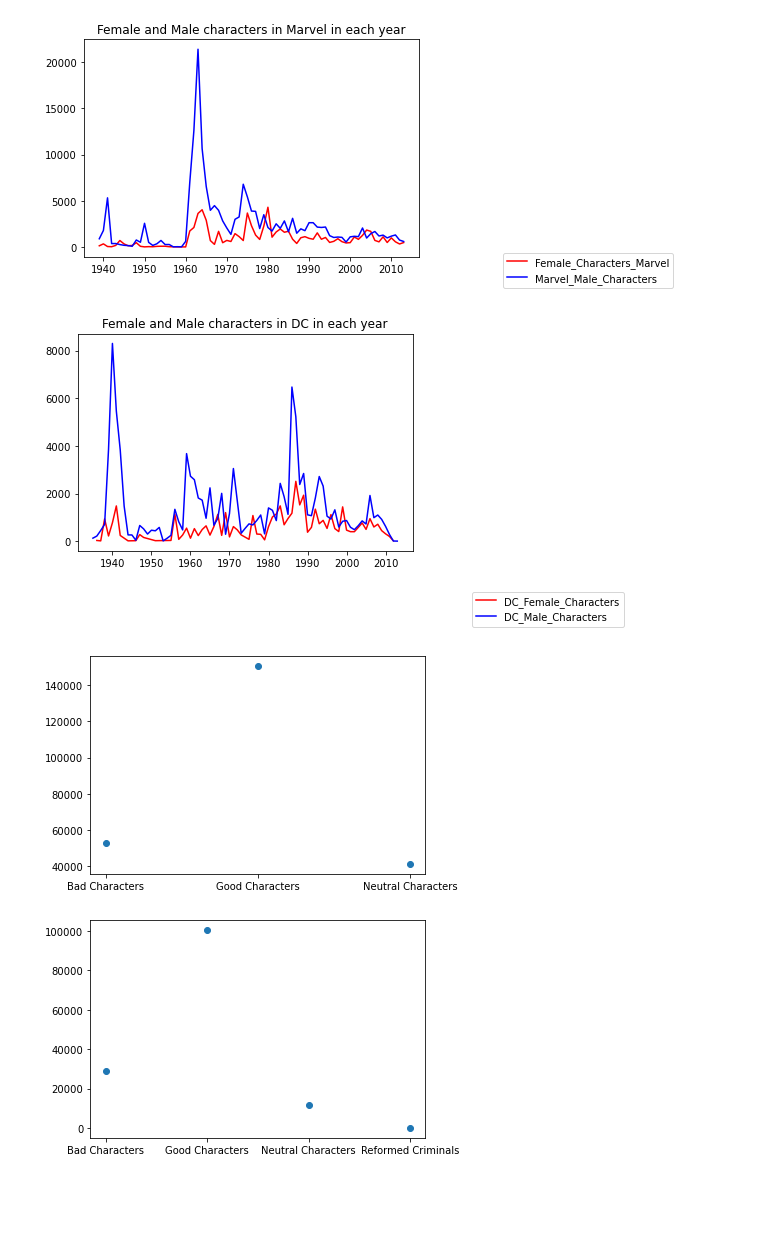
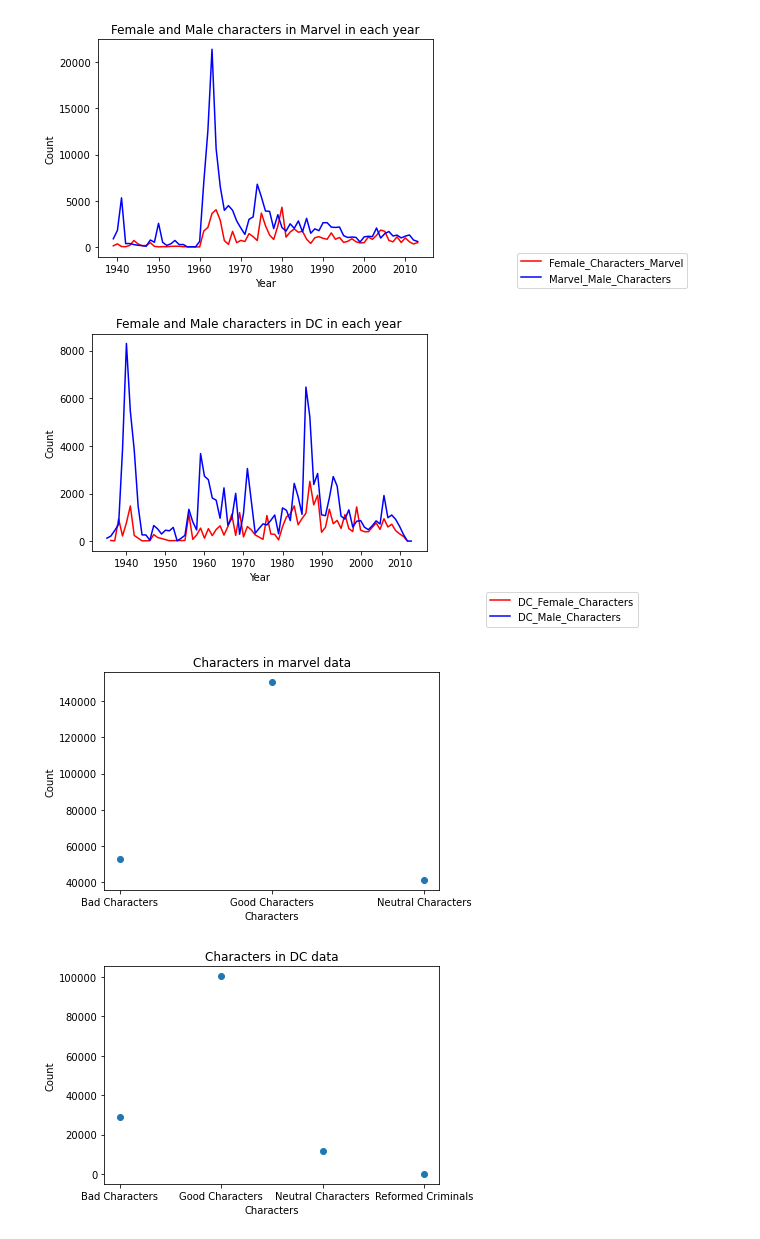
Before and after one commit to SarithaSundaresan/ads_assignment, a Jupyter notebook: assignment_ads.ipynb, the cells around one changed output. Cells and saved outputs as stored; diff of their text form; code cells hidden in the pictures; blank space fills up the shorter version.

```diff
--- a/assignment_ads.ipynb
+++ b/assignment_ads.ipynb
@@ -103,7 +89,8 @@ year_marvel_male = male_characters_marvel_data.groupby('Year').sum()
 plt.figure(1)
 plt.plot(year_marvel_female['APPEARANCES'], label='Female_Characters_Marvel', color='red')
 plt.plot(year_marvel_male['APPEARANCES'],label='Marvel_Male_Characters', color='blue')
-#plt.legend()
+plt.xlabel('Year')
+plt.ylabel('Count')
 plt.legend(bbox_to_anchor=(1.5,0), loc="lower right", bbox_transform=plt.gcf().transFigure)
 plt.title('Female and Male characters in Marvel in each year')
 plt.show()
@@ -117,27 +104,35 @@ year_dc_male = male_characters_dc_data.groupby('YEAR').sum()
 plt.figure(1)
 plt.plot(year_dc_female['APPEARANCES'],label ='DC_Female_Characters', color='red')
 plt.plot(year_dc_male['APPEARANCES'],label ='DC_Male_Characters', color='blue')
-#plt.legend()
+plt.xlabel('Year')
+plt.ylabel('Count')
 plt.legend(bbox_to_anchor=(1.4,0), loc="upper right", bbox_transform=plt.gcf().transFigure)
 plt.title('Female and Male characters in DC in each year')
 plt.show()
 # %% [output]
-[figure, old version]
+[figure, new version]
-[figure, old version]
+[figure, new version]
 # %%
+#Marvel and DC Character's count
+
 align_marvel_data = marveldata.groupby('ALIGN').sum()
 names = ['Bad Characters','Good Characters', 'Neutral Characters']
 plt.figure(1)
-#plt.plot(align_values, label = names)
+plt.xlabel('Characters')
+plt.ylabel('Count')
 plt.scatter(names , align_marvel_data['APPEARANCES'])
+plt.title('Characters in marvel data')
 plt.show()
 
 
 align_dc_data = dcdata.groupby('ALIGN').sum()
 names = ['Bad Characters','Good Characters', 'Neutral Characters','Reformed Criminals' ]
 plt.figure(1)
+plt.xlabel('Characters')
+plt.ylabel('Count')
 plt.scatter(names , align_dc_data['APPEARANCES'])
+plt.title('Characters in DC data')
 plt.show()
 # %% [output]
-[figure, old version]
+[figure, new version]
-[figure, old version]
+[figure, new version]
```
Also changed, not shown: parts of 4 cells of this notebook.
